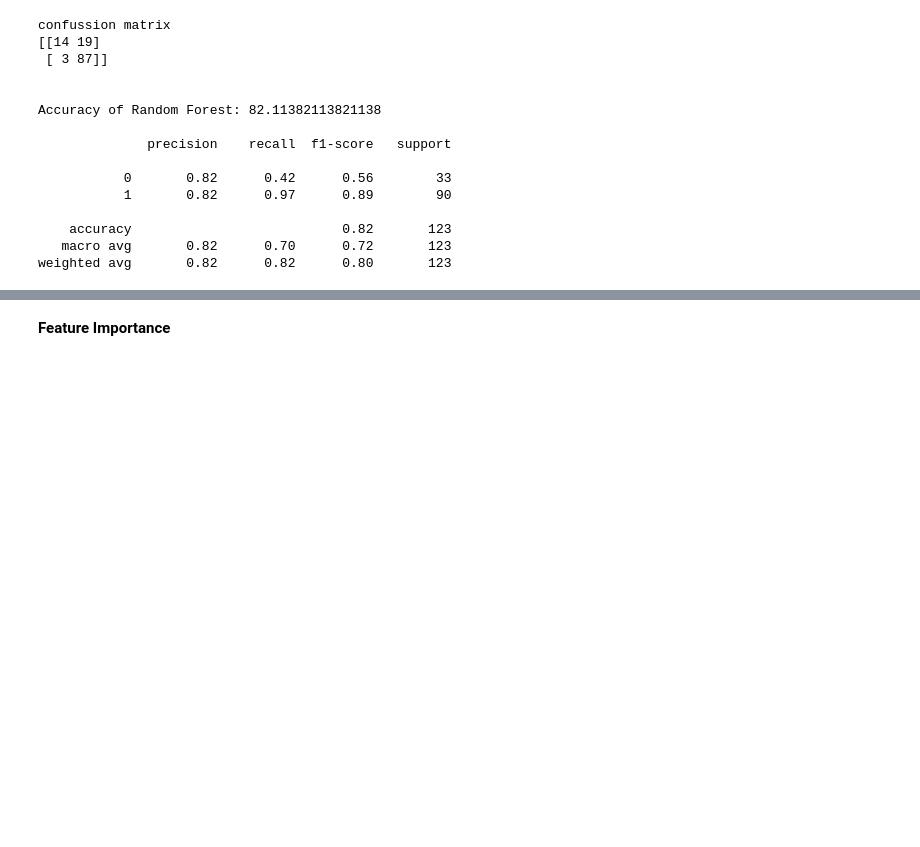
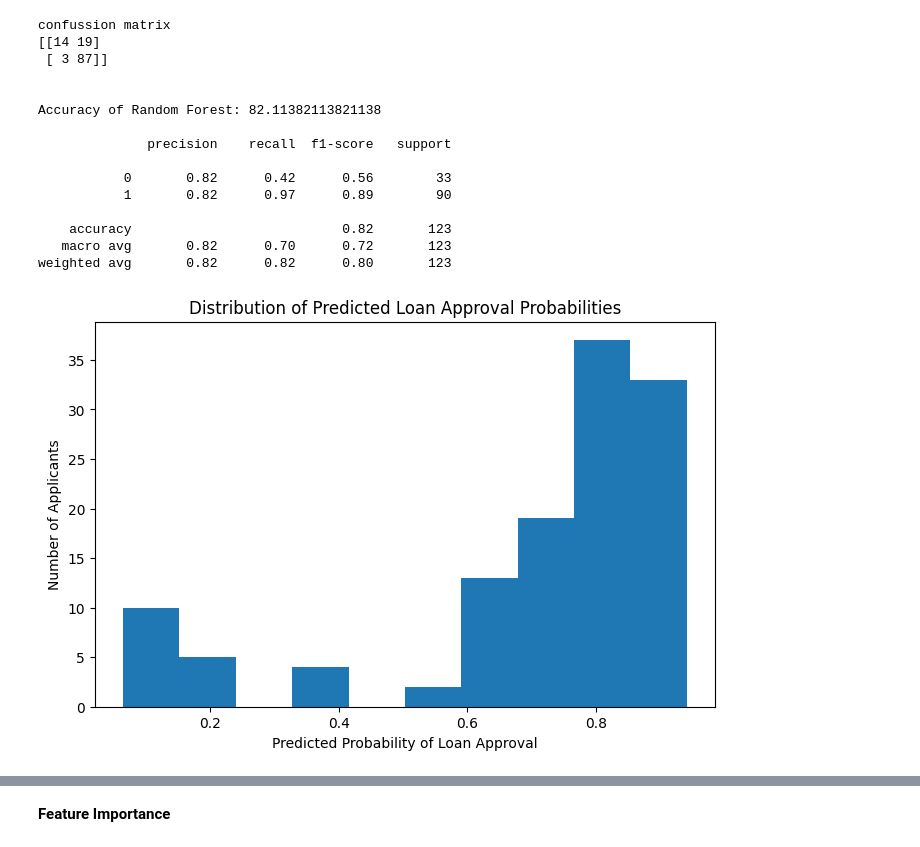
Before and after one commit to ge25anshika-hue/Loan_Prediction_Model, a Jupyter notebook: Loan_Approval_Prediction.ipynb, the cells around one changed output, grey strips where cells are left out. Cells and saved outputs as stored; diff of their text form; code cells hidden in the pictures; blank space fills up the shorter version.

```diff
--- a/Loan_Approval_Prediction.ipynb
+++ b/Loan_Approval_Prediction.ipynb
@@ -250,3 +250,15 @@ importances = pd.DataFrame(model.feature_importances_)
 importances['features'] = features
 importances.columns = ['importance','feature']
 importances.sort_values(by = 'importance', ascending= True,inplace=True)
+# %%
+plt.figure(figsize=(8,5))
+
+plt.hist(rf_proba, bins=10)
+
+plt.xlabel("Predicted Probability of Loan Approval")
+plt.ylabel("Number of Applicants")
+plt.title("Distribution of Predicted Loan Approval Probabilities")
+
+plt.show()
+# %% [output]
+[figure, added]
```
Also changed, not shown: parts of 9 cells of this notebook.
